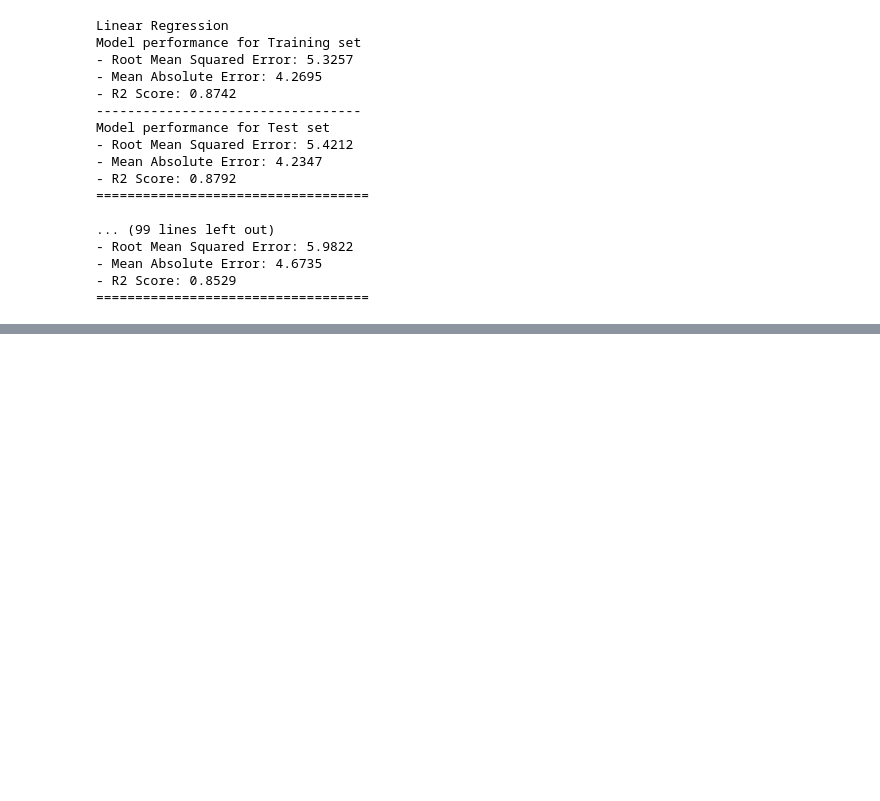
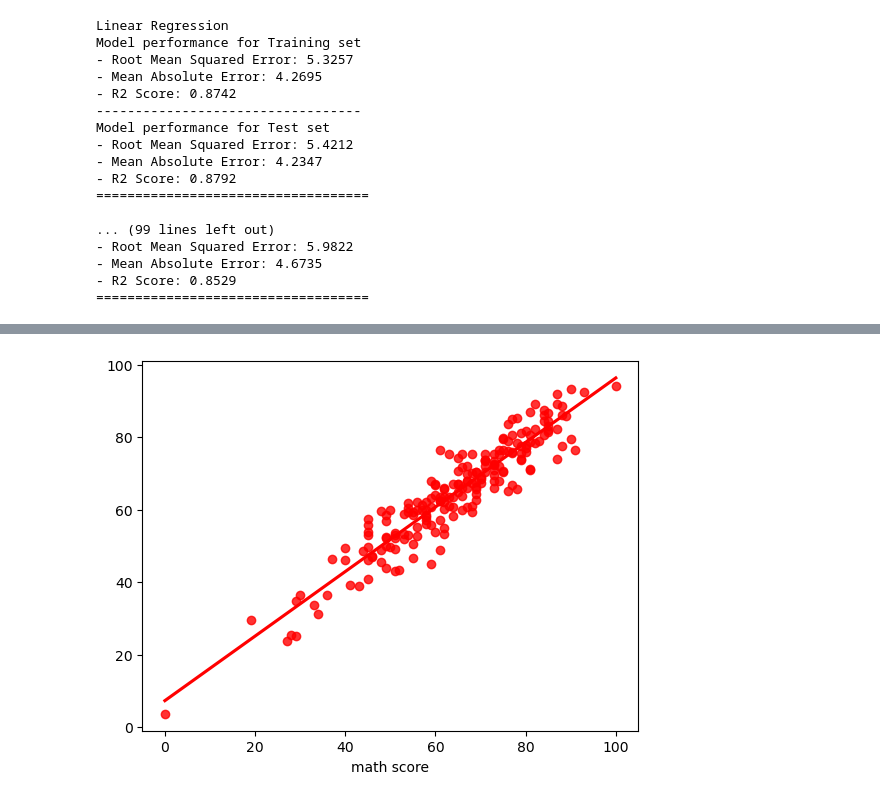
Before and after one commit to LakshmiUI-29/mlproject, a Jupyter notebook: notebook/data/MODEL TRAINING.ipynb, the cells around one changed output, grey strips where cells are left out. Saved outputs shown, nothing was run; the diff lists cells and outputs as text; code cells hidden in the pictures; blank space fills up the shorter version.

```diff
--- a/notebook/data/MODEL TRAINING.ipynb
+++ b/notebook/data/MODEL TRAINING.ipynb
@@ -186,0 +214,4 @@ Model performance for Test set
+# %%
+sns.regplot(x=y_test,y=y_pred,ci=None,color ='red');
+# %% [output]
+[figure, added]
```
Also changed, not shown: parts of 4 cells of this notebook, 14 other files.
